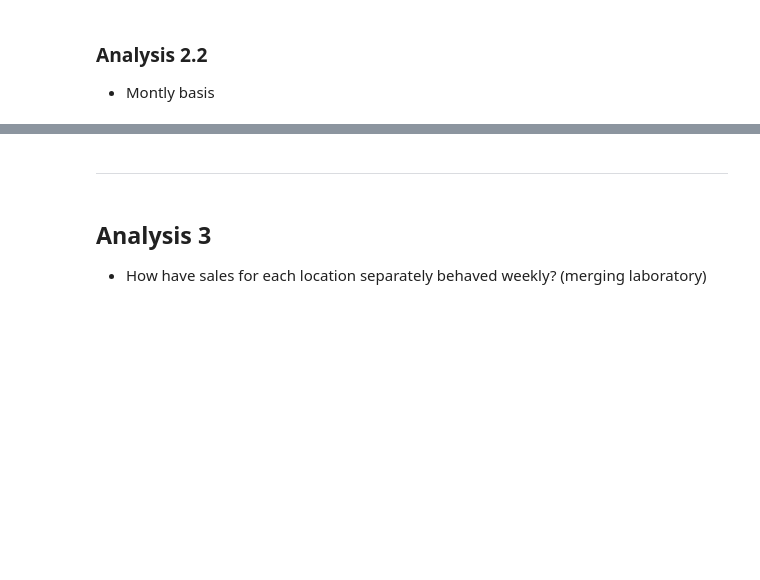
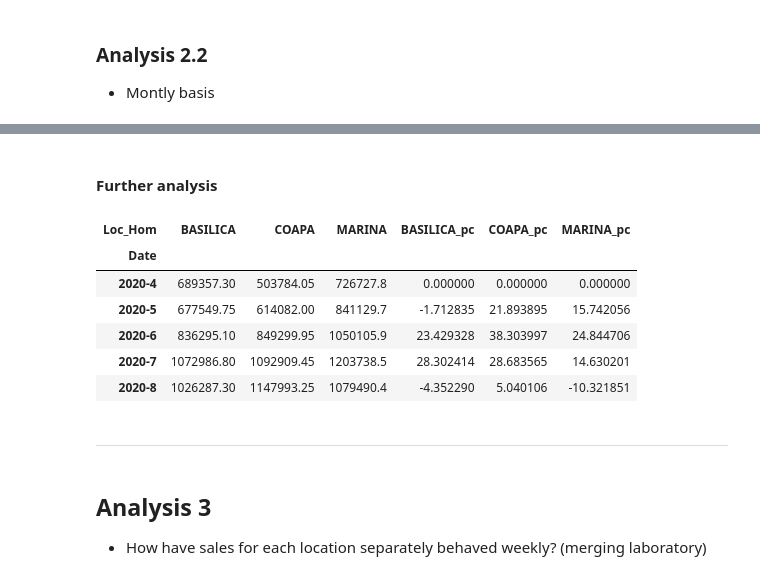
Before and after one commit to Roberto919/punto_clinico_pres, a Jupyter notebook: CoreB/BI/BI_nb.ipynb, the cells around one changed output, grey strips where cells are left out. Cells and saved outputs as stored; diff of their text form; code cells hidden in the pictures; blank space fills up the shorter version.

```diff
--- a/CoreB/BI/BI_nb.ipynb
+++ b/CoreB/BI/BI_nb.ipynb
@@ -172,0 +211,2 @@ dfsx.to_csv("Table_1.csv")
+# %% [markdown]
+#### Further analysis
@@ -173,3 +215,23 @@ dfsx.to_csv("Table_1.csv")
+# %%
+## Filtering for relevant time period
+m1 = dfx.index[list(dfx.index).index("2020-4"):list(dfx.index).index("2020-9")]
+dfx = dfx.loc[m1, :]
+
+## Calculating percent change
+for col in dfx.columns:
+    dfx.loc[:, col +'_pc'] = dfx[col].diff()/dfx[col].shift()*100
+    dfx.loc[:, col +'_pc'] = dfx[col +'_pc'].fillna(0)
+    dfx.loc[:, col +'_pc'] = dfx[col +'_pc'].replace([np.inf, -np.inf], 0)
+
+dfx
+# %% [output]
+| Loc_Hom | BASILICA | COAPA | MARINA | BASILICA_pc | COAPA_pc | MARINA_pc |
+| Date |  |  |  |  |  |  |
+| 2020-4 | 689357.30 | 503784.05 | 726727.8 | 0.000000 | 0.000000 | 0.000000 |
+| 2020-5 | 677549.75 | 614082.00 | 841129.7 | -1.712835 | 21.893895 | 15.742056 |
+| 2020-6 | 836295.10 | 849299.95 | 1050105.9 | 23.429328 | 38.303997 | 24.844706 |
+| 2020-7 | 1072986.80 | 1092909.45 | 1203738.5 | 28.302414 | 28.683565 | 14.630201 |
+| 2020-8 | 1026287.30 | 1147993.25 | 1079490.4 | -4.352290 | 5.040106 | -10.321851 |
 # %% [markdown]
 ---
 # %% [markdown]
```
Also changed, not shown: parts of 22 cells of this notebook, 1 other file.
